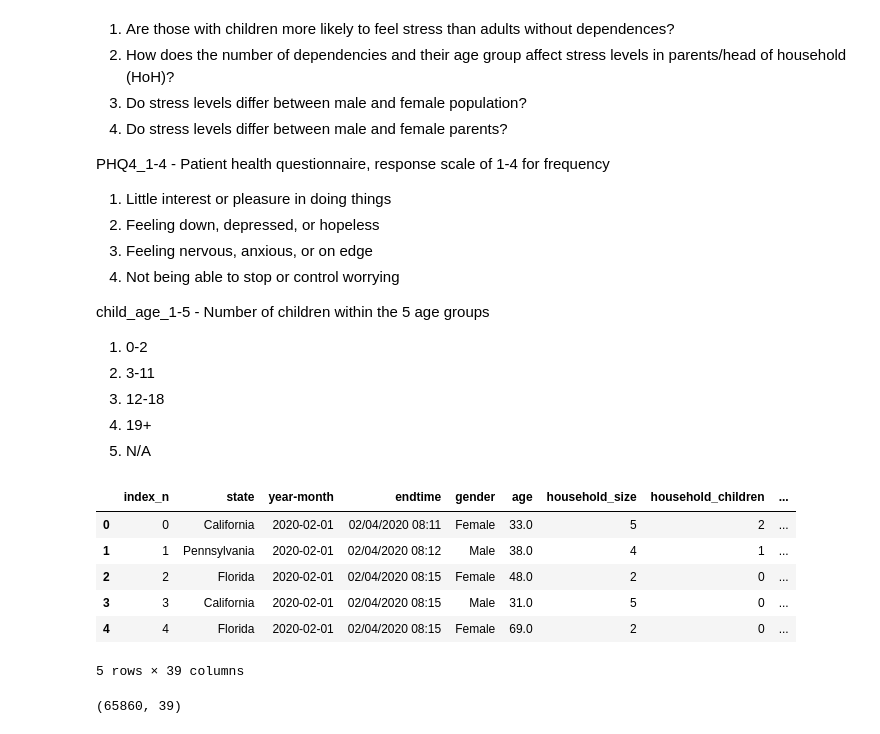
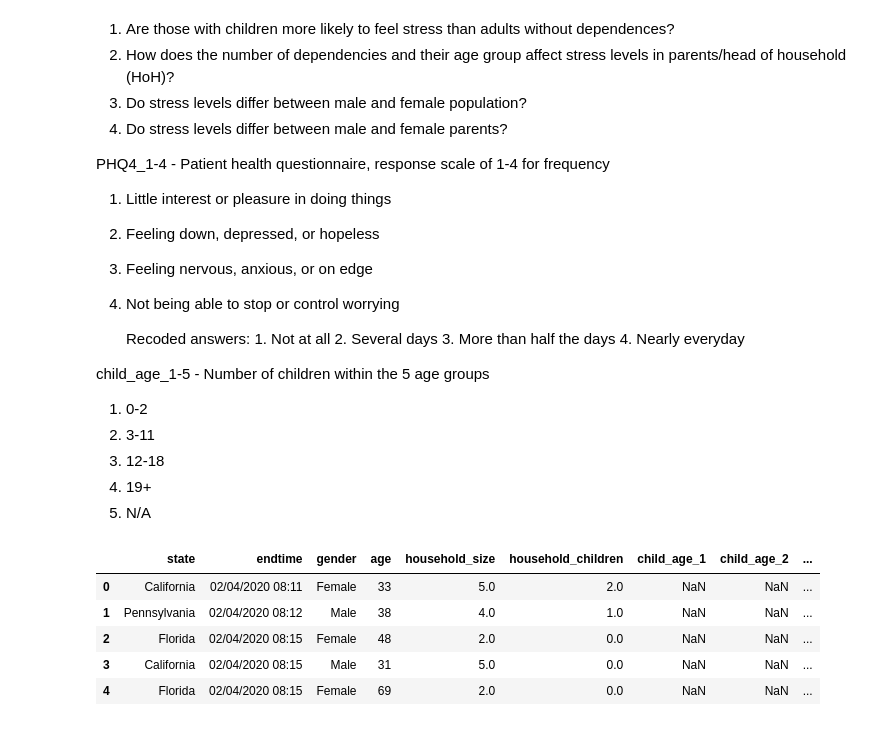
Before and after one commit to Fumikac/DSproject-covid-stress-impact, a Jupyter notebook: EDA.ipynb, the cells around one changed output. Drawn from its saved outputs; the diff is of its cells as text; code cells hidden in the pictures.

```diff
--- a/EDA.ipynb
+++ b/EDA.ipynb
@@ -11,6 +11,12 @@ PHQ4_1-4 - Patient health questionnaire, response scale of 1-4 for frequency
 3. Feeling nervous, anxious, or on edge
 4. Not being able to stop or control worrying
 
+    Recoded answers:
+        1. Not at all
+        2. Several days
+        3. More than half the days
+        4. Nearly everyday
+
 child_age_1-5 - Number of children within the 5 age groups
 1. 0-2
 2. 3-11
@@ -26,17 +32,12 @@ import numpy as np
 sns.set_style("darkgrid")
 # %%
-ucl_data = pd.read_csv('cov19tracker_cleaned.csv')
+ucl_data_org = pd.read_csv('covid19tracker_recoded.csv')
 # %%
-ucl_data.head()
+ucl_data_org.head()
 # %% [output]
-|  | index_n | state | year-month | endtime | gender | age | household_size | household_children | ... |
-| 0 | 0 | California | 2020-02-01 | 02/04/2020 08:11 | Female | 33.0 | 5 | 2 | ... |
-| 1 | 1 | Pennsylvania | 2020-02-01 | 02/04/2020 08:12 | Male | 38.0 | 4 | 1 | ... |
-| 2 | 2 | Florida | 2020-02-01 | 02/04/2020 08:15 | Female | 48.0 | 2 | 0 | ... |
-| 3 | 3 | California | 2020-02-01 | 02/04/2020 08:15 | Male | 31.0 | 5 | 0 | ... |
-| 4 | 4 | Florida | 2020-02-01 | 02/04/2020 08:15 | Female | 69.0 | 2 | 0 | ... |
+|  | state | endtime | gender | age | household_size | household_children | child_age_1 | child_age_2 | ... |
+| 0 | California | 02/04/2020 08:11 | Female | 33 | 5.0 | 2.0 | NaN | NaN | ... |
+| 1 | Pennsylvania | 02/04/2020 08:12 | Male | 38 | 4.0 | 1.0 | NaN | NaN | ... |
+| 2 | Florida | 02/04/2020 08:15 | Female | 48 | 2.0 | 0.0 | NaN | NaN | ... |
+| 3 | California | 02/04/2020 08:15 | Male | 31 | 5.0 | 0.0 | NaN | NaN | ... |
+| 4 | Florida | 02/04/2020 08:15 | Female | 69 | 2.0 | 0.0 | NaN | NaN | ... |
-5 rows × 39 columns
-# %%
-ucl_data.shape
-# %% [output]
-(65860, 39)
```
Also changed, not shown: parts of 27 cells of this notebook, 3 other files.
